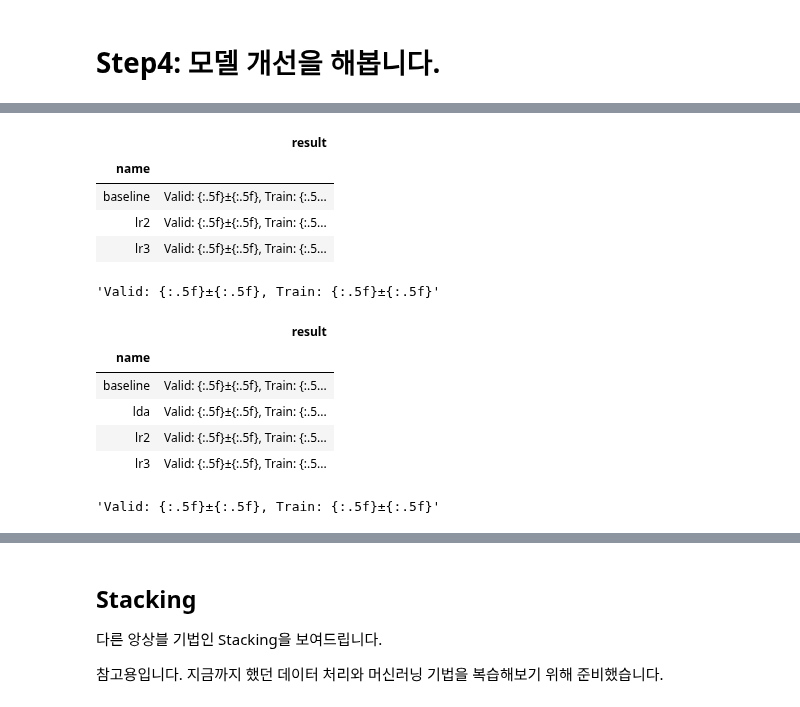
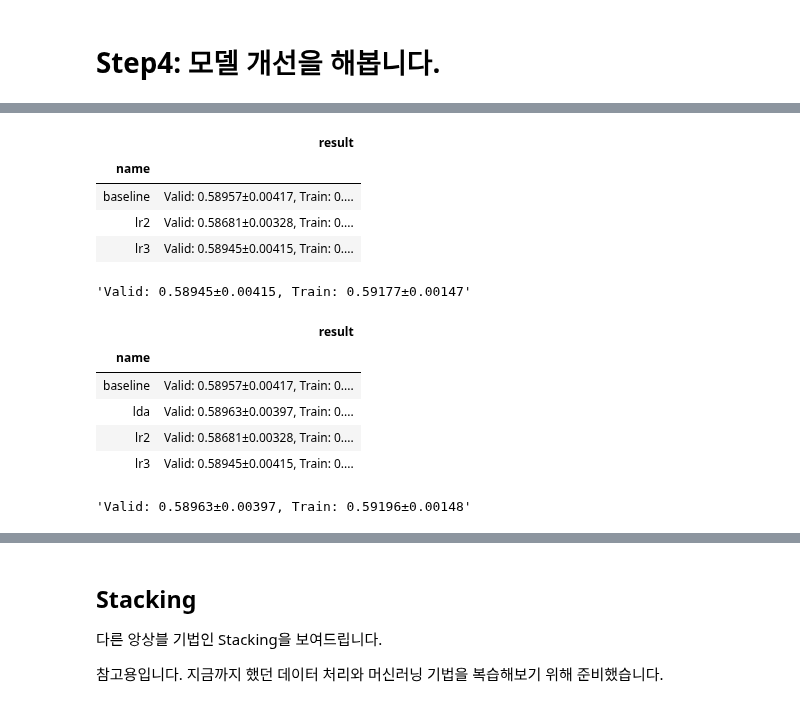
Before and after one commit to sunkusun9/DS_lv3_2504_1, a Jupyter notebook: sec_ds_lv3_prob1_kaggle.ipynb, the cells around one changed output, grey strips where cells are left out. Saved outputs shown, nothing was run; the diff lists cells and outputs as text; code cells hidden in the pictures.

```diff
--- a/sec_ds_lv3_prob1_kaggle.ipynb
+++ b/sec_ds_lv3_prob1_kaggle.ipynb
@@ -250,8 +250,14 @@ def eval_model(model_name, clf):
         model_name: str, 모델의 이름,
         clf: sklearn object, 모델 인스턴스
     """
-
-    result = "Valid: {:.5f}±{:.5f}, Train: {:.5f}±{:.5f}" # TODO-with
+    scores = cross_validate(
+        clf, df_train[X_all], df_train['failure'], groups = df_train['product_code'], scoring = 'roc_auc',
+        cv = gkf, return_train_score=True
+    )
+    result = "Valid: {:.5f}±{:.5f}, Train: {:.5f}±{:.5f}".format(
+        np.mean(scores['test_score']), np.std(scores['test_score']),
+        np.mean(scores['train_score']), np.std(scores['train_score'])
+    )
     s_hist.append(
         pd.Series([model_name, result], index = ['name', 'result'])
     )
@@ -270,8 +276,12 @@ def select_model(clf):
     Returns: 1차원 np.ndarray
         예측 결과
     """
-    # TODO-with
-    return np.zeros_like(s_ans)
+    clf.fit(df_train[X_all], df_train['failure'])
+    prd = clf.predict_proba(df_test[X_all])[:, 1]
+    pd.DataFrame({
+        'id': df_test.index, 'failure': prd
+    }).to_csv('answer6.csv', index = None)
+    return prd
 # %% [markdown]
 # Step2: Baseline 모델을 만듭니다.
 
@@ -370,7 +378,7 @@ eval_model('lr3', clf_lr3)
 from sklearn.preprocessing import FunctionTransformer
 ct = ColumnTransformer([
     ('std', StandardScaler(), ['measurement_1', 'measurement_4', 'measurement_14', 'measurement_17']),
-    #TODO-with
+    ('log_std', make_pipeline(FunctionTransformer(np.log, validate=True), StandardScaler()), ['loading']),
     ('pt', 'passthrough', ['na_1'])
 ])
 clf_lr3 = make_pipeline(ct, LogisticRegression(solver='lbfgs', C=0.05))
@@ -378,28 +386,28 @@ eval_model('lr3', clf_lr3)
 # %% [output]
 |  | result |
 | name |  |
-| baseline | Valid: {:.5f}±{:.5f}, Train: {:.5... |
-| lr2 | Valid: {:.5f}±{:.5f}, Train: {:.5... |
-| lr3 | Valid: {:.5f}±{:.5f}, Train: {:.5... |
+| baseline | Valid: 0.58957±0.00417, Train: 0.... |
+| lr2 | Valid: 0.58681±0.00328, Train: 0.... |
+| lr3 | Valid: 0.58945±0.00415, Train: 0.... |
-'Valid: {:.5f}±{:.5f}, Train: {:.5f}±{:.5f}'
+'Valid: 0.58945±0.00415, Train: 0.59177±0.00147'
 # %%
 # LDA 모델을 사용하여 예측해봅니다.
 
 from sklearn.discriminant_analysis import LinearDiscriminantAnalysis
 
 clf_lda = make_pipeline(
     ColumnTransformer([
         ('std', StandardScaler(), ['loading', 'measurement_1', 'measurement_4', 'measurement_14', 'measurement_17']),
         ('pt', 'passthrough', ['na_1'])
     ]),
-    LogisticRegression(solver='lbfgs', C=0.05) # TODO-with LR -> LDA
+    LinearDiscriminantAnalysis() # TLR -> LDA
 )
 eval_model('lda', clf_lda)
 # %% [output]
 |  | result |
 | name |  |
-| baseline | Valid: {:.5f}±{:.5f}, Train: {:.5... |
-| lda | Valid: {:.5f}±{:.5f}, Train: {:.5... |
-| lr2 | Valid: {:.5f}±{:.5f}, Train: {:.5... |
-| lr3 | Valid: {:.5f}±{:.5f}, Train: {:.5... |
+| baseline | Valid: 0.58957±0.00417, Train: 0.... |
+| lda | Valid: 0.58963±0.00397, Train: 0.... |
+| lr2 | Valid: 0.58681±0.00328, Train: 0.... |
+| lr3 | Valid: 0.58945±0.00415, Train: 0.... |
-'Valid: {:.5f}±{:.5f}, Train: {:.5f}±{:.5f}'
+'Valid: 0.58963±0.00397, Train: 0.59196±0.00148'
```
Also changed, not shown: parts of 18 cells of this notebook.
